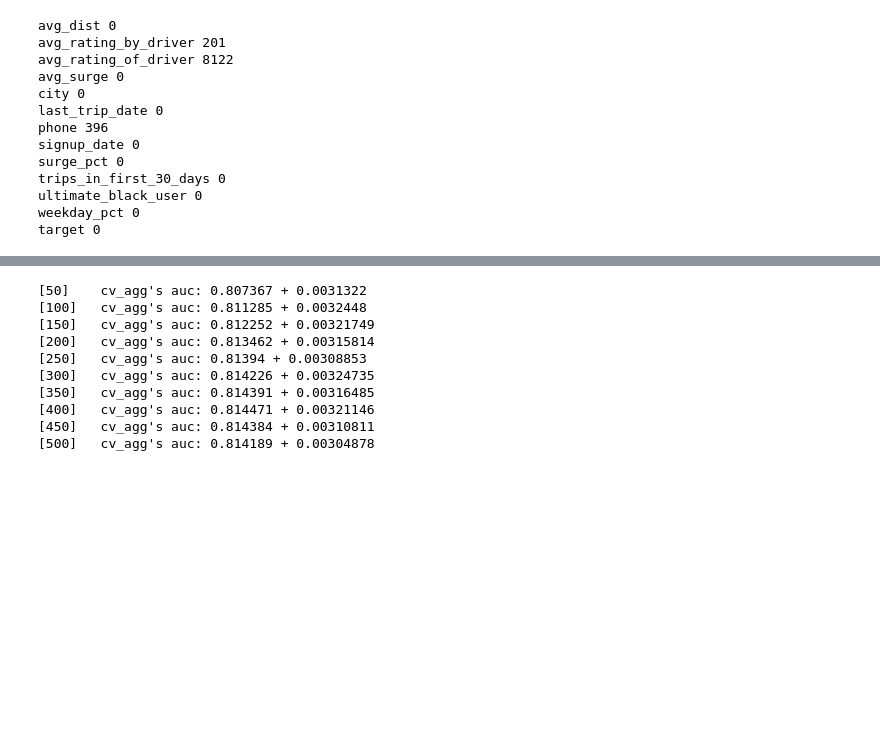
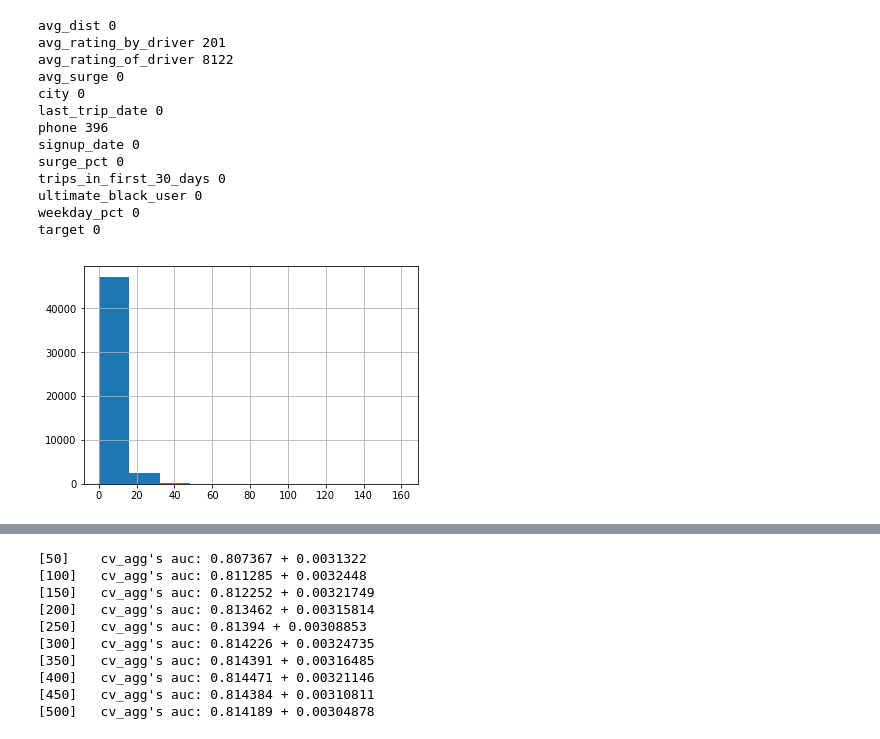
Before and after one commit to andyharless/ultimate_challenge, a Jupyter notebook: predictive.ipynb, the cells around one changed output, grey strips where cells are left out. Cells and saved outputs as stored; diff of their text form; code cells hidden in the pictures; blank space fills up the shorter version.

```diff
--- a/predictive.ipynb
+++ b/predictive.ipynb
@@ -152,3 +153,8 @@ trips_in_first_30_days 0
 ultimate_black_user 0
 weekday_pct 0
 target 0
+# %%
+df.avg_dist.hist()
+plt.show()
+# %% [output]
+[figure, added]
```
Also changed, not shown: parts of 27 cells of this notebook, 1 other file.
